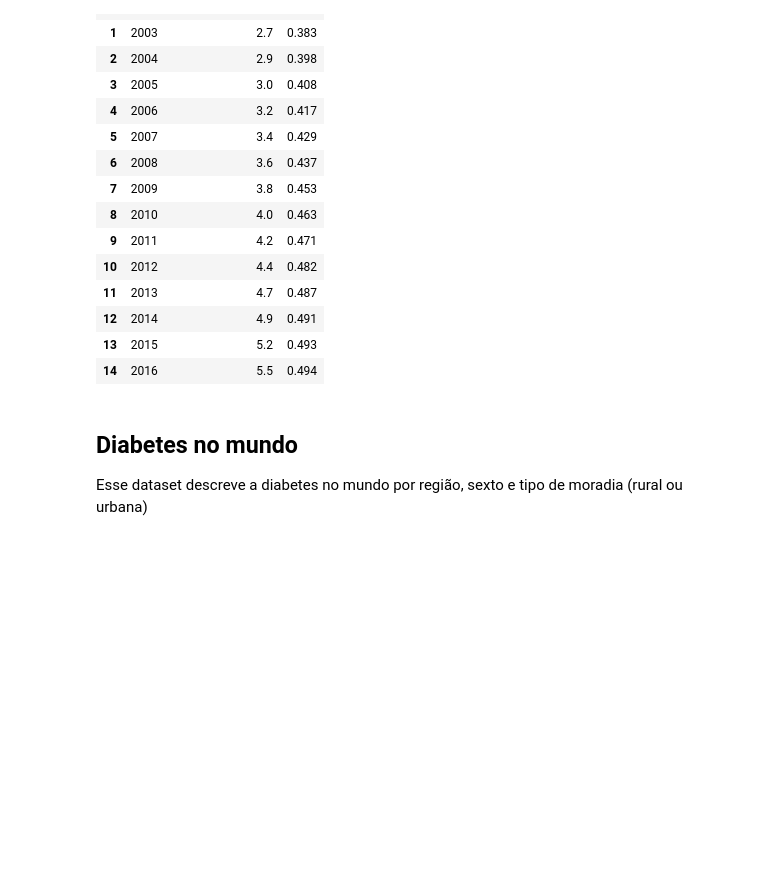
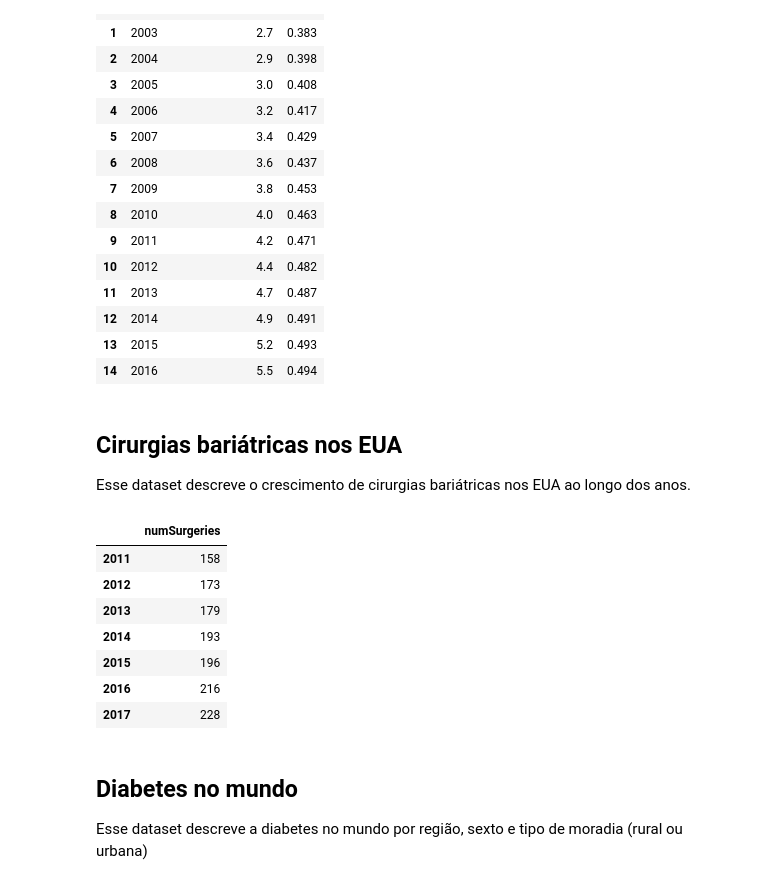
Before and after one commit to if1015-datascience-ufpe/2018-2-projeto-follow-up, a Jupyter notebook: src/Follow UP.ipynb, the cells around one changed output. Saved outputs shown, nothing was run; the diff lists cells and outputs as text; code cells hidden in the pictures; blank space fills up the shorter version.

Commit message:
Pre process bariatric surgeries US data

```diff
--- a/src/Follow UP.ipynb
+++ b/src/Follow UP.ipynb
@@ -174,6 +174,25 @@ relationObesityIdhByCountry('Afghanistan')
 | 12 | 2014 | 4.9 | 0.491 |
 | 13 | 2015 | 5.2 | 0.493 |
 | 14 | 2016 | 5.5 | 0.494 |
+# %% [markdown]
+## Cirurgias bariátricas nos EUA
+Esse dataset descreve o crescimento de cirurgias bariátricas nos EUA ao longo dos anos.
+# %%
+bariatricSurgeriesUS = pd.read_csv('./data/bariatricSurgeriesInUsfrom2011to2017.csv')
+bariatricSurgeriesUS = bariatricSurgeriesUS.iloc[0]
+bariatricSurgeriesUS = bariatricSurgeriesUS.to_frame()
+bariatricSurgeriesUS = bariatricSurgeriesUS.drop(axis=0, index='Unnamed: 0')
+bariatricSurgeriesUS.columns = ['numSurgeries']
+bariatricSurgeriesUS
+# %% [output]
+|  | numSurgeries |
+| 2011 | 158 |
+| 2012 | 173 |
+| 2013 | 179 |
+| 2014 | 193 |
+| 2015 | 196 |
+| 2016 | 216 |
+| 2017 | 228 |
 # %% [markdown]
 ## Diabetes no mundo
 Esse dataset descreve a diabetes no mundo por região, sexto e tipo de moradia (rural ou urbana)
```
Also changed, not shown: parts of 2 cells of this notebook.
